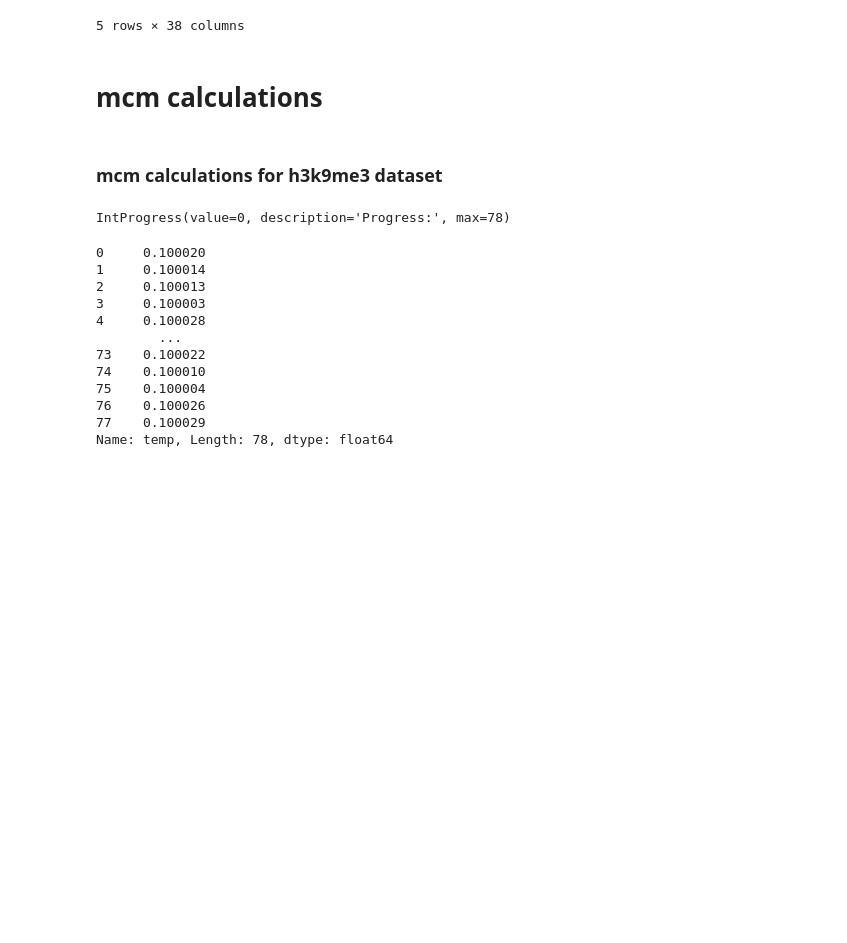
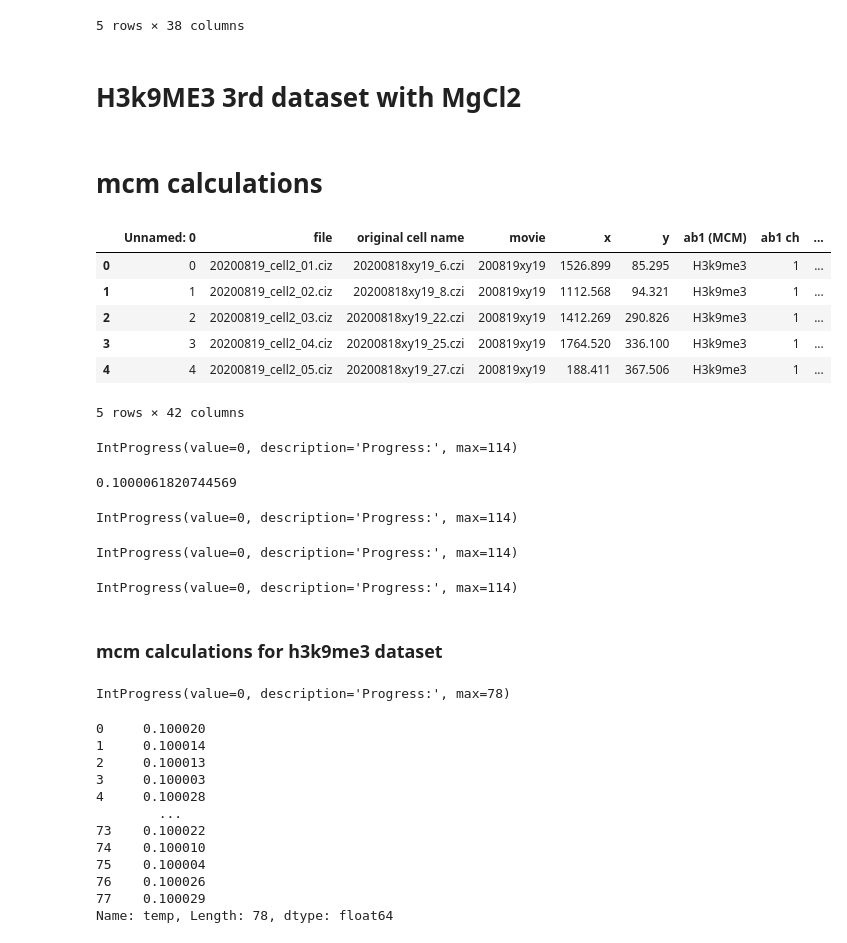
Before and after one commit to purvislab/MCM_project, a Jupyter notebook: mask creation & signal calculations/200814_MCM_calculations-h3k9me3.ipynb, the cells around one changed output. Drawn from its saved outputs; the diff is of its cells as text; code cells hidden in the pictures; blank space fills up the shorter version.

```diff
--- a/mask creation & signal calculations/200814_MCM_calculations-h3k9me3.ipynb
+++ b/mask creation & signal calculations/200814_MCM_calculations-h3k9me3.ipynb
@@ -61,6 +60,13 @@ data2.head()
 | 3 | 3 | 3 | 20200615_cell_03.ciz | 20200615_29_24_63x.czi | 200614xy29 | 1147.608 | 371.829 | ... |
 | 4 | 4 | 4 | 20200615_cell_04.ciz | 20200615_29_31_63x.czi | 200614xy29 | 1649.449 | 469.520 | ... |
 5 rows × 38 columns
+# %% [markdown]
+# H3k9ME3 3rd dataset with MgCl2
+# %%
+bigDir=r'Z:\CookLab\Liu\20190816_organizedData_MCM_loading\20200829_h3k9me3'
+
+file=f'{bigDir}\\200819_cellinfo_v2.csv'
+data=pd.read_csv(file)
 # %% [markdown]
 # mcm calculations
 # %%
@@ -172,4 +183,31 @@ def calculate_mcm_signals (name, dataOrg,percentage):
     return data
+# %%
+data.head()
+# %% [output]
+|  | Unnamed: 0 | file | original cell name | movie | x | y | ab1 (MCM) | ab1 ch | ... |
+| 0 | 0 | 20200819_cell2_01.ciz | 20200818xy19_6.czi | 200819xy19 | 1526.899 | 85.295 | H3k9me3 | 1 | ... |
+| 1 | 1 | 20200819_cell2_02.ciz | 20200818xy19_8.czi | 200819xy19 | 1112.568 | 94.321 | H3k9me3 | 1 | ... |
+| 2 | 2 | 20200819_cell2_03.ciz | 20200818xy19_22.czi | 200819xy19 | 1412.269 | 290.826 | H3k9me3 | 1 | ... |
+| 3 | 3 | 20200819_cell2_04.ciz | 20200818xy19_25.czi | 200819xy19 | 1764.520 | 336.100 | H3k9me3 | 1 | ... |
+| 4 | 4 | 20200819_cell2_05.ciz | 20200818xy19_27.czi | 200819xy19 | 188.411 | 367.506 | H3k9me3 | 1 | ... |
+5 rows × 42 columns
+# %%
+data_10=calculate_mcm_signals("h3k9me3", data, 10)
+# %% [output]
+IntProgress(value=0, description='Progress:', max=114)
+# %%
+(data_10.nuc_vol_het/data_10.nuc_vol_total)[69]
+# %% [output]
+0.1000061820744569
+# %%
+d = (10,20,30)
+for i in d:
+    calculate_mcm_signals("h3k9me3", data, i)
+    data.to_csv(f'{bigDir}\\200819_cellinfo_v3_{i}.csv')
+# %% [output]
+IntProgress(value=0, description='Progress:', max=114)
+IntProgress(value=0, description='Progress:', max=114)
+IntProgress(value=0, description='Progress:', max=114)
 # %% [markdown]
 ### mcm calculations for h3k9me3 dataset
 # %%
```
Also changed, not shown: parts of 2 cells of this notebook, 2 other files.
